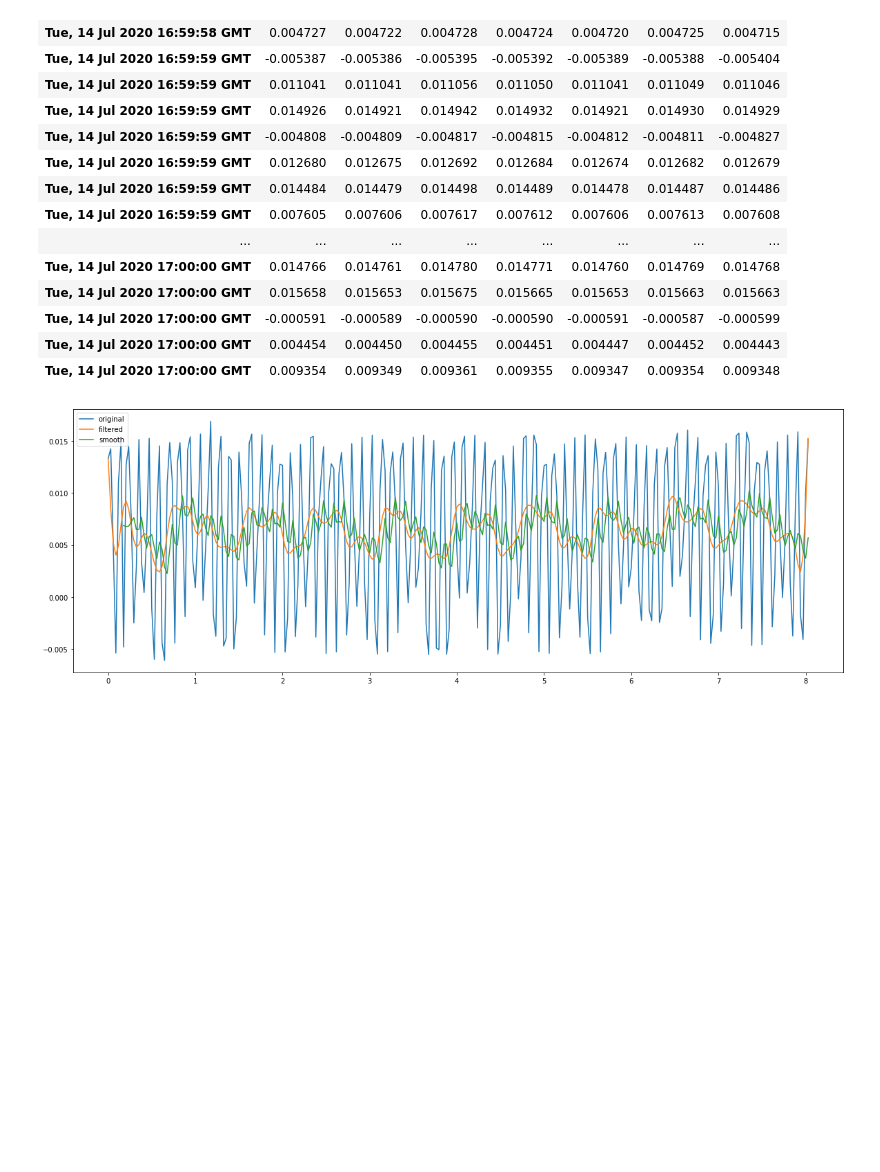
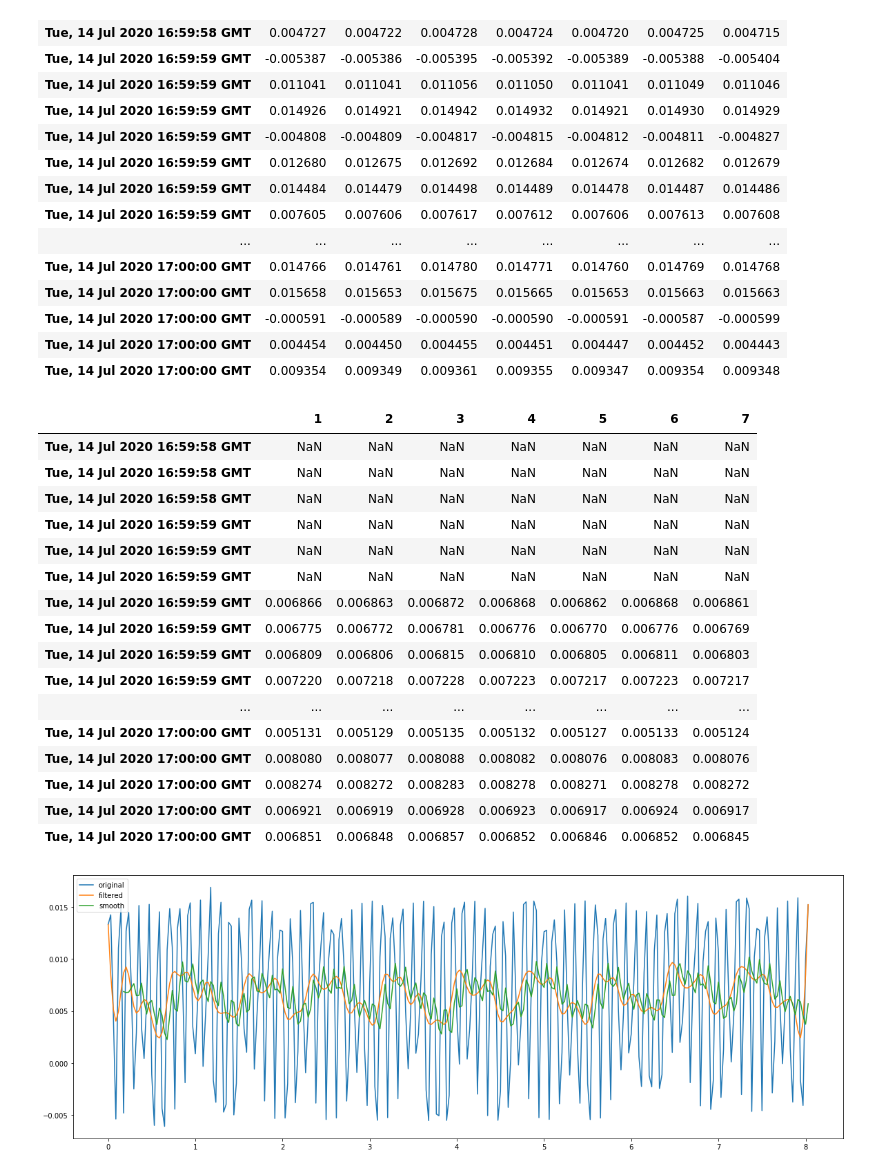
Before and after one commit to GianIsNotDead/Observer, a Jupyter notebook: notebook/example.ipynb, the cells around one changed output. Saved outputs shown, nothing was run; the diff lists cells and outputs as text; code cells hidden in the pictures; blank space fills up the shorter version.

```diff
--- a/notebook/example.ipynb
+++ b/notebook/example.ipynb
@@ -65,6 +45,28 @@ df.head(60)
 | Tue, 14 Jul 2020 17:00:00 GMT | -0.000591 | -0.000589 | -0.000590 | -0.000590 | -0.000591 | -0.000587 | -0.000599 |
 | Tue, 14 Jul 2020 17:00:00 GMT | 0.004454 | 0.004450 | 0.004455 | 0.004451 | 0.004447 | 0.004452 | 0.004443 |
 | Tue, 14 Jul 2020 17:00:00 GMT | 0.009354 | 0.009349 | 0.009361 | 0.009355 | 0.009347 | 0.009354 | 0.009348 |
+# %%
+s_df = df.rolling(window = 7).mean()
+# %%
+s_df.head(60)
+# %% [output]
+|  | 1 | 2 | 3 | 4 | 5 | 6 | 7 |
+| Tue, 14 Jul 2020 16:59:58 GMT | NaN | NaN | NaN | NaN | NaN | NaN | NaN |
+| Tue, 14 Jul 2020 16:59:58 GMT | NaN | NaN | NaN | NaN | NaN | NaN | NaN |
+| Tue, 14 Jul 2020 16:59:58 GMT | NaN | NaN | NaN | NaN | NaN | NaN | NaN |
+| Tue, 14 Jul 2020 16:59:59 GMT | NaN | NaN | NaN | NaN | NaN | NaN | NaN |
+| Tue, 14 Jul 2020 16:59:59 GMT | NaN | NaN | NaN | NaN | NaN | NaN | NaN |
+| Tue, 14 Jul 2020 16:59:59 GMT | NaN | NaN | NaN | NaN | NaN | NaN | NaN |
+| Tue, 14 Jul 2020 16:59:59 GMT | 0.006866 | 0.006863 | 0.006872 | 0.006868 | 0.006862 | 0.006868 | 0.006861 |
+| Tue, 14 Jul 2020 16:59:59 GMT | 0.006775 | 0.006772 | 0.006781 | 0.006776 | 0.006770 | 0.006776 | 0.006769 |
+| Tue, 14 Jul 2020 16:59:59 GMT | 0.006809 | 0.006806 | 0.006815 | 0.006810 | 0.006805 | 0.006811 | 0.006803 |
+| Tue, 14 Jul 2020 16:59:59 GMT | 0.007220 | 0.007218 | 0.007228 | 0.007223 | 0.007217 | 0.007223 | 0.007217 |
+| ... | ... | ... | ... | ... | ... | ... | ... |
+| Tue, 14 Jul 2020 17:00:00 GMT | 0.005131 | 0.005129 | 0.005135 | 0.005132 | 0.005127 | 0.005133 | 0.005124 |
+| Tue, 14 Jul 2020 17:00:00 GMT | 0.008080 | 0.008077 | 0.008088 | 0.008082 | 0.008076 | 0.008083 | 0.008076 |
+| Tue, 14 Jul 2020 17:00:00 GMT | 0.008274 | 0.008272 | 0.008283 | 0.008278 | 0.008271 | 0.008278 | 0.008272 |
+| Tue, 14 Jul 2020 17:00:00 GMT | 0.006921 | 0.006919 | 0.006928 | 0.006923 | 0.006917 | 0.006924 | 0.006917 |
+| Tue, 14 Jul 2020 17:00:00 GMT | 0.006851 | 0.006848 | 0.006857 | 0.006852 | 0.006846 | 0.006852 | 0.006845 |
 # %%
 # Plot original
 plt.plot(t, df[1], label="original")
```
Also changed, not shown: parts of 2 cells of this notebook, 1 other file.
